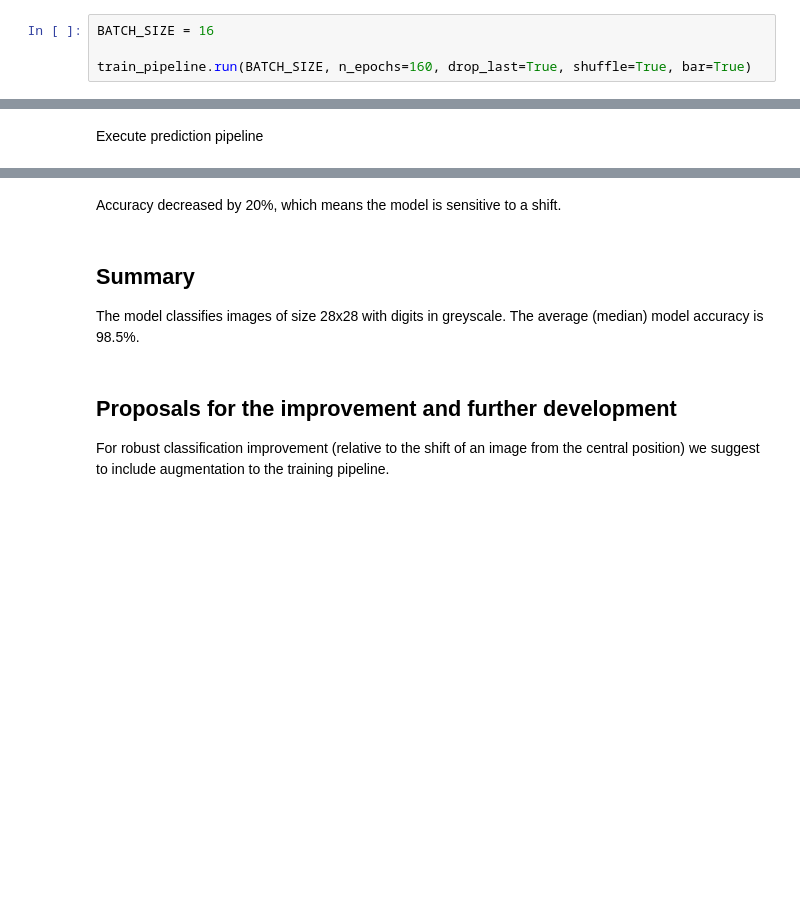
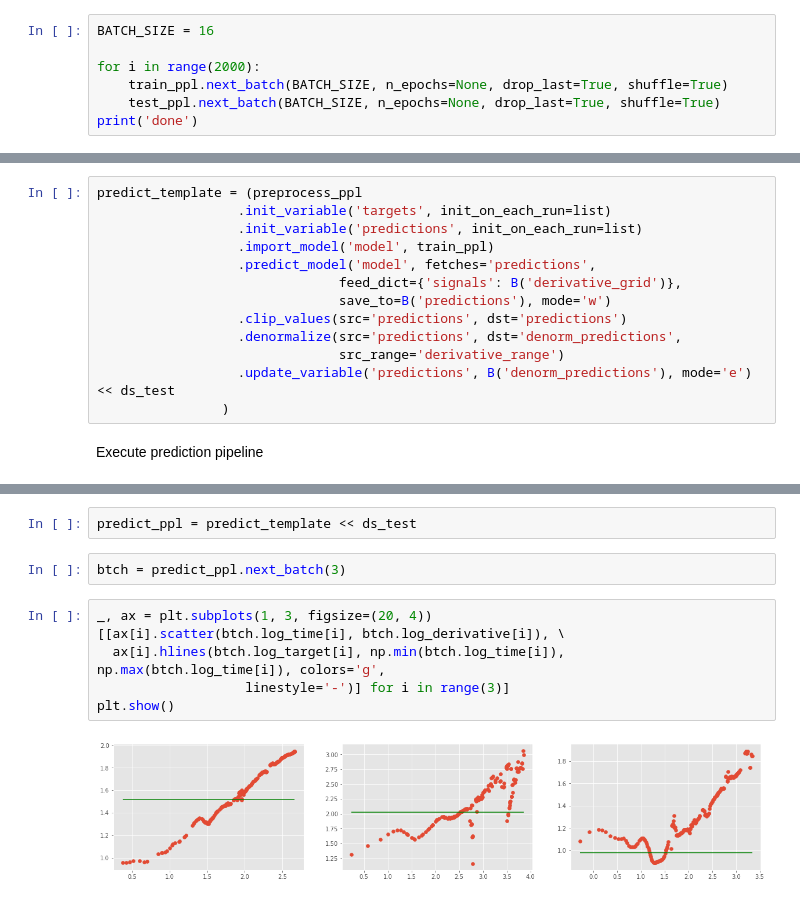
Before and after one commit to analysiscenter/radial, a Jupyter notebook: standards/model_description.ipynb, the cells around one changed output, grey strips where cells are left out. Drawn from its saved outputs; the diff is of its cells as text; blank space fills up the shorter version.

```diff
--- a/standards/model_description.ipynb
+++ b/standards/model_description.ipynb
@@ -255,4 +235,7 @@ Fri Mar  1 13:18:45 2019
 # %%
 BATCH_SIZE = 16
 
-train_pipeline.run(BATCH_SIZE, n_epochs=160, drop_last=True, shuffle=True, bar=True)
+for i in range(2000):
+    train_ppl.next_batch(BATCH_SIZE, n_epochs=None, drop_last=True, shuffle=True)
+    test_ppl.next_batch(BATCH_SIZE, n_epochs=None, drop_last=True, shuffle=True)
+print('done')
@@ -279,2 +263,15 @@ predict_template = (Pipeline()
+# %%
+predict_template = (preprocess_ppl
+                  .init_variable('targets', init_on_each_run=list)
+                  .init_variable('predictions', init_on_each_run=list)
+                  .import_model('model', train_ppl)
+                  .predict_model('model', fetches='predictions',
+                               feed_dict={'signals': B('derivative_grid')},
+                               save_to=B('predictions'), mode='w')
+                  .clip_values(src='predictions', dst='predictions')
+                  .denormalize(src='predictions', dst='denorm_predictions',
+                               src_range='derivative_range')
+                  .update_variable('predictions', B('denorm_predictions'), mode='e') << ds_test
+                )
 # %% [markdown]
 Execute prediction pipeline
@@ -392,10 +278,12 @@ Accuracy: 0.810
-# %% [markdown]
-Accuracy decreased by 20%, which means the model is sensitive to a shift.
-# %% [markdown]
-## Summary
-
-The model classifies images of size 28х28 with digits in greyscale. The average (median) model accuracy is 98.5%.
-# %% [markdown]
-## Proposals for the improvement and further development
-
-For robust classification improvement (relative to the shift of an image from the central position) we suggest to include augmentation to the training pipeline.
+# %%
+predict_ppl = predict_template << ds_test
+# %%
+btch = predict_ppl.next_batch(3)
+# %%
+_, ax = plt.subplots(1, 3, figsize=(20, 4))
+[[ax[i].scatter(btch.log_time[i], btch.log_derivative[i]), \
+  ax[i].hlines(btch.log_target[i], np.min(btch.log_time[i]), np.max(btch.log_time[i]), colors='g',
+                   linestyle='-')] for i in range(3)]
+plt.show()
+# %% [output]
+[figure, added]
```
Also changed, not shown: parts of 57 cells of this notebook, 1 other file.
